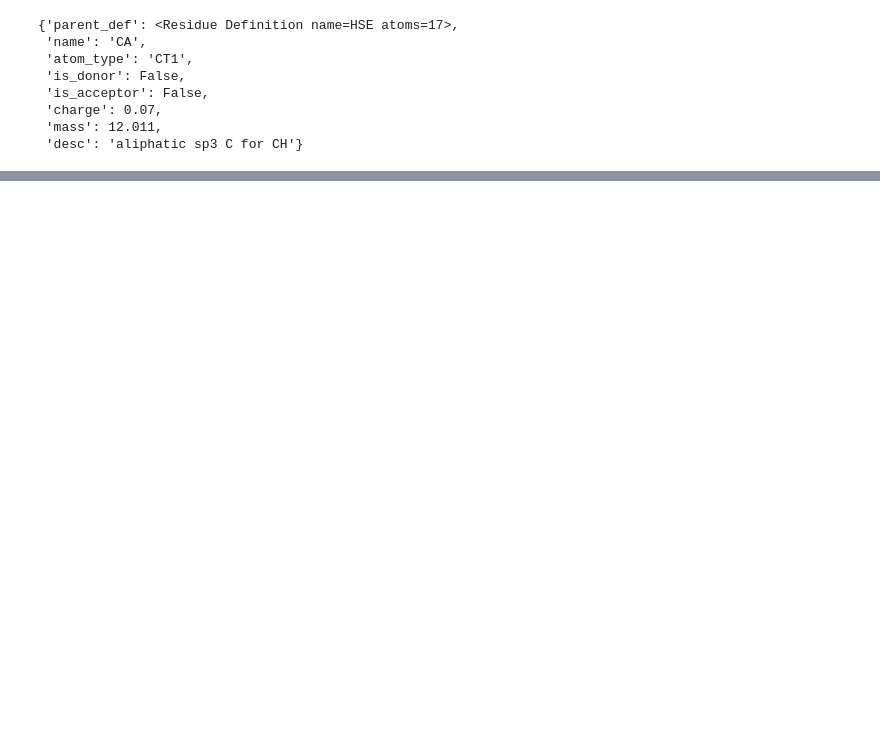
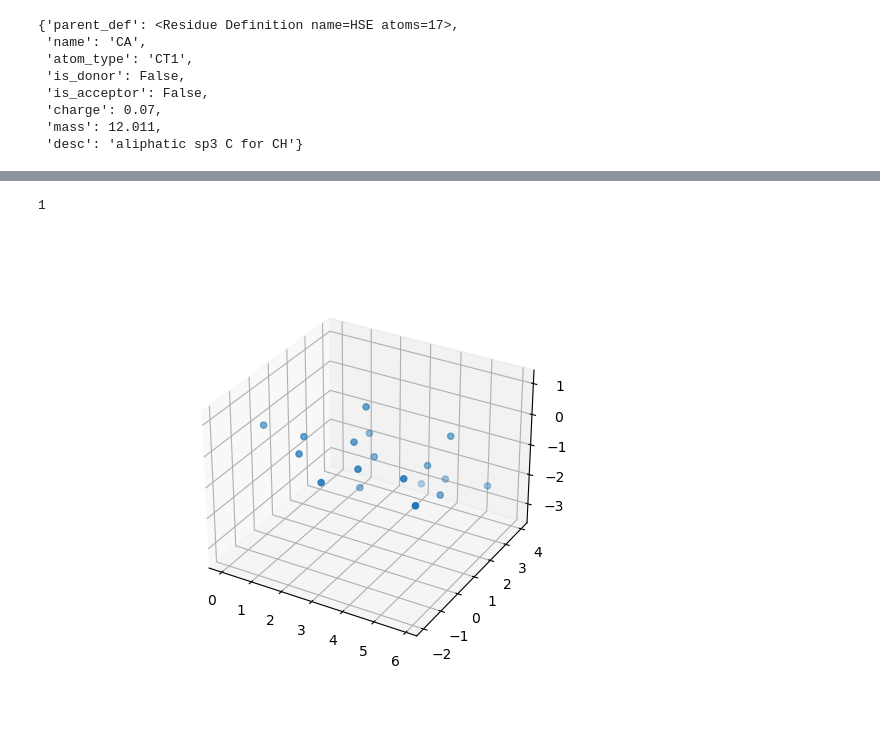
Before and after one commit to BrooksResearchGroup-UM/crimm, a Jupyter notebook: charmm_rtf.ipynb, the cells around one changed output, grey strips where cells are left out. Saved outputs shown, nothing was run; the diff lists cells and outputs as text; code cells hidden in the pictures; blank space fills up the shorter version.

```diff
--- a/charmm_rtf.ipynb
+++ b/charmm_rtf.ipynb
@@ -325,0 +367,10 @@ res.bonds
+# %%
+neighbor_atoms = {
+    '-C': chainA[5]['C'].coord,
+    '+N': chainA[7]['N'].coord,
+    '+CA': chainA[7]['CA'].coord,
+}
+# %%
+coord_dict = {atom.name:atom.coord for atom in res}
+# %%
+coord_dict.update(neighbor_atoms)
@@ -325,0 +480,4 @@ res.bonds
+# %%
+residue.id
+# %% [output]
+1
@@ -326,3 +486,16 @@ res.bonds
+# %%
+x, y, z = np.vstack(list(coord_dict.values())).T
+# %%
+
+%matplotlib widget
+fig, ax = plt.subplots(subplot_kw={"projection": "3d"})
+# ax.plot(*np.vstack([a1,np.zeros(3),a2, n1]).T)
+# ax.plot(*np.vstack([a1,np.zeros(3),a2, n2]).T)
+ax.scatter(x,y,z)
+ax.set_aspect('equal', 'box')
+plt.show()
+# %% [output]
+[figure, added]
 # %%
 res.missing_atoms
 # %% [output]
```
Also changed, not shown: parts of 57 cells of this notebook, 3 other files.
